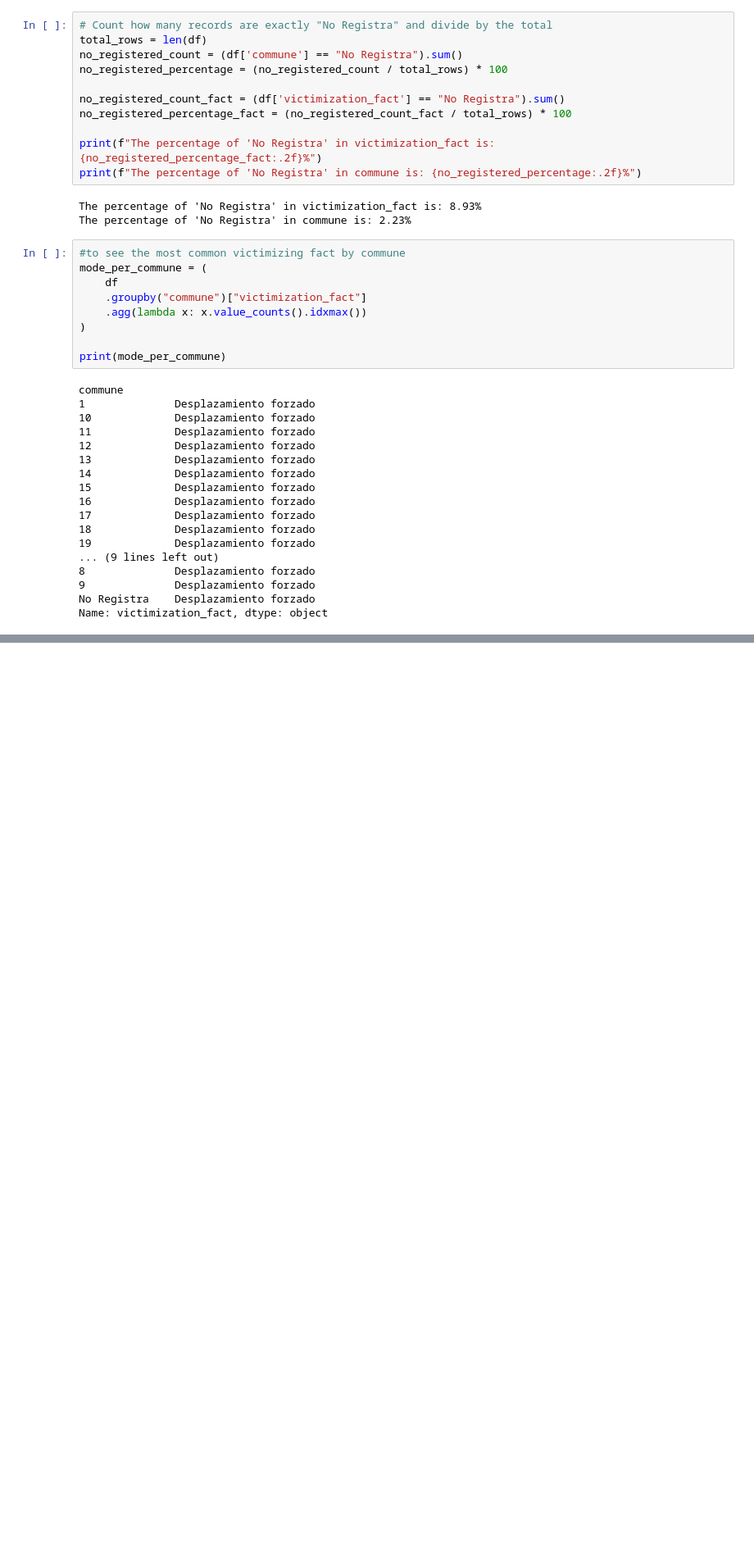
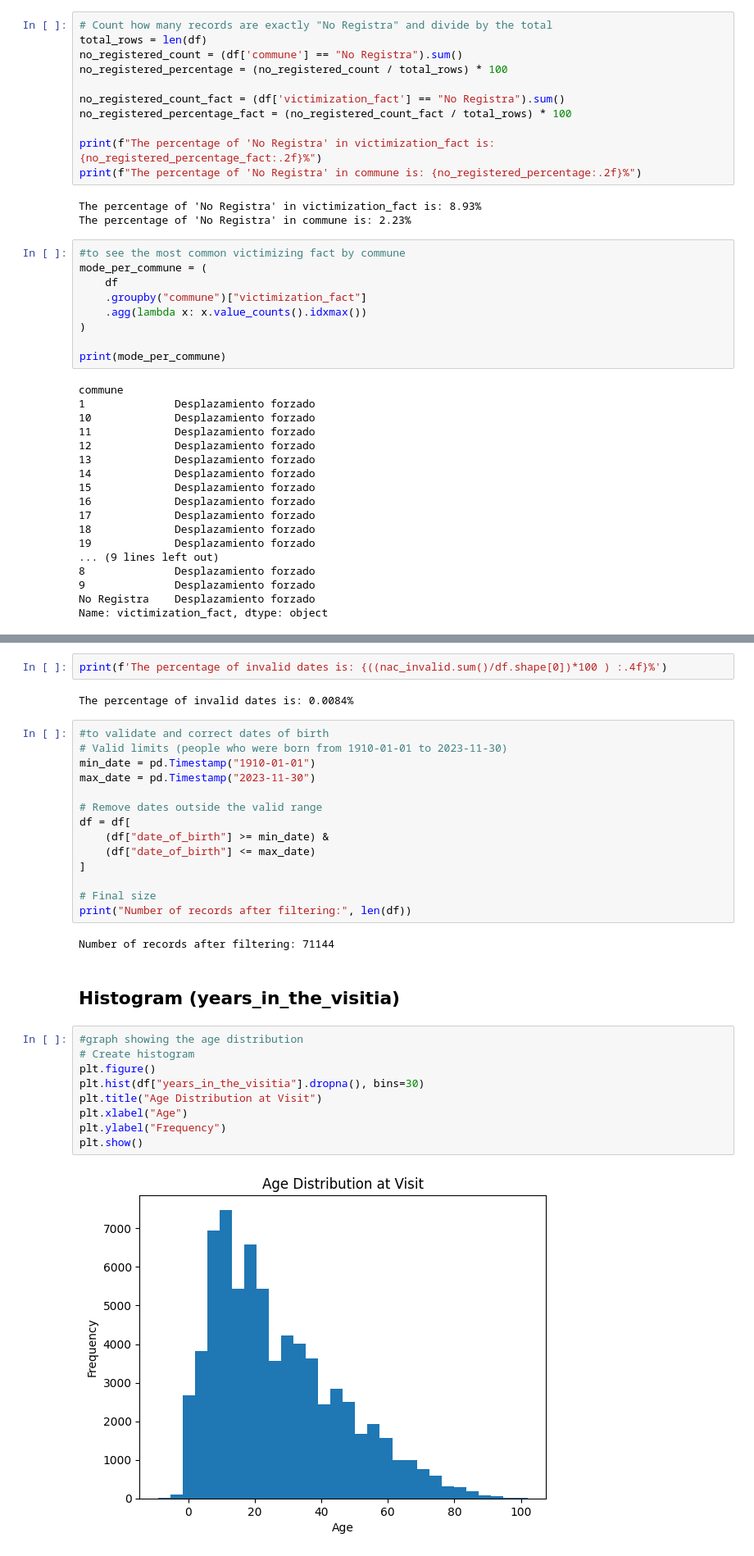
Before and after one commit to vamphook972/armed-conflict-ETL-project, a Jupyter notebook: notebooks/extraction _transformation.ipynb, the cells around one changed output, grey strips where cells are left out. Shown at 82% size. Saved outputs shown, nothing was run; the diff lists cells and outputs as text; blank space fills up the shorter version.

Commit message:
The date_of_birth column is transformed, negative ages are removed, and validation operations are performed to aid cleaning

```diff
--- a/notebooks/extraction _transformation.ipynb
+++ b/notebooks/extraction _transformation.ipynb
@@ -524,0 +574,33 @@ Name: victimization_fact, dtype: object
+# %%
+print(f'The percentage of invalid dates is: {((nac_invalid.sum()/df.shape[0])*100 ) :.4f}%')
+# %% [output]
+The percentage of invalid dates is: 0.0084%
+# %%
+#to validate and correct dates of birth
+# Valid limits (people who were born from 1910-01-01 to 2023-11-30)
+min_date = pd.Timestamp("1910-01-01")
+max_date = pd.Timestamp("2023-11-30")
+
+# Remove dates outside the valid range
+df = df[
+    (df["date_of_birth"] >= min_date) &
+    (df["date_of_birth"] <= max_date)
+]
+
+# Final size
+print("Number of records after filtering:", len(df))
+# %% [output]
+Number of records after filtering: 71144
+# %% [markdown]
+## Histogram (years_in_the_visitia)
+# %%
+#graph showing the age distribution
+# Create histogram
+plt.figure()
+plt.hist(df["years_in_the_visitia"].dropna(), bins=30)
+plt.title("Age Distribution at Visit")
+plt.xlabel("Age")
+plt.ylabel("Frequency")
+plt.show()
+# %% [output]
+[figure, added]
```
Also changed, not shown: parts of 13 cells of this notebook.
